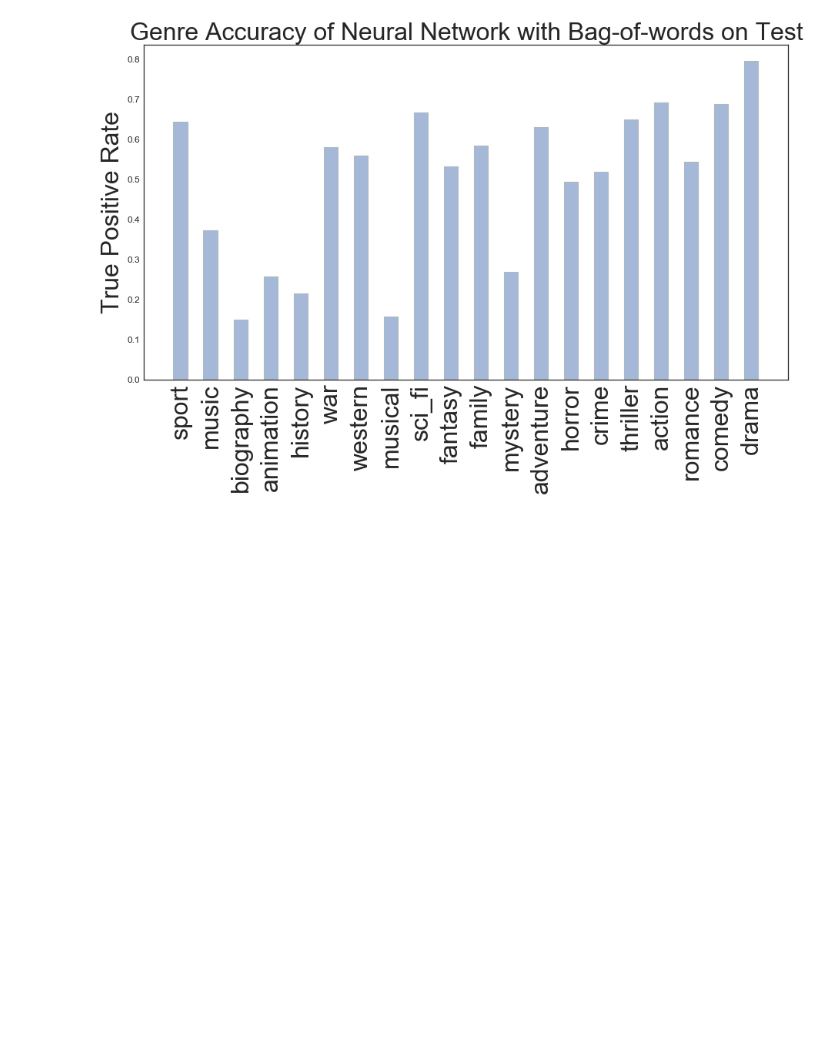
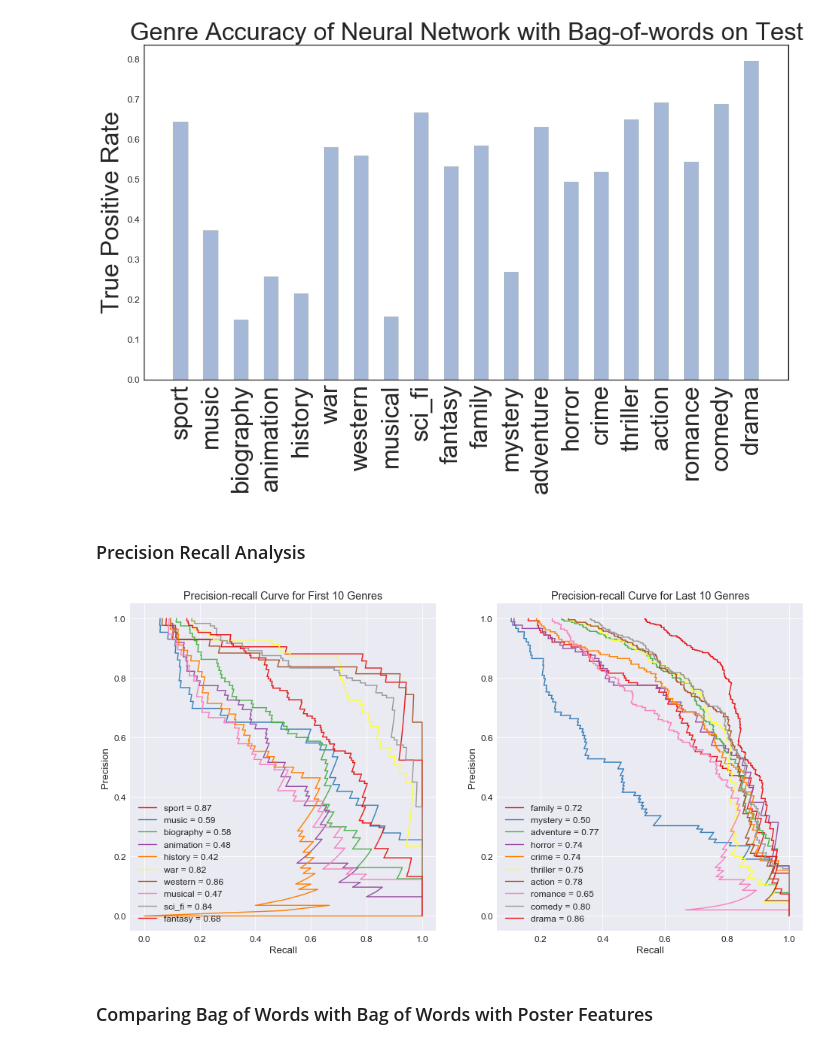
Before and after one commit to BoyuanSun930/cs209b-g6-movie, a Jupyter notebook: Bag_of_words.ipynb, the cells around one changed output. Saved outputs shown, nothing was run; the diff lists cells and outputs as text; code cells hidden in the pictures; blank space fills up the shorter version.

Commit message:
new plot

```diff
--- a/Bag_of_words.ipynb
+++ b/Bag_of_words.ipynb
@@ -502,3 +482,11 @@ Genre romance: 107 correct out of 197
 Genre comedy: 208 correct out of 302
 Genre drama: 367 correct out of 461
 [figure]
+# %% [markdown]
+### Precision Recall Analysis
+# %%
+plot_precision_recall(y_test, nn_test_pred, genre_dict)
+# %% [output]
+[figure, added]
+# %% [markdown]
+### Comparing Bag of Words with Bag of Words with Poster Features
```
Also changed, not shown: parts of 10 cells of this notebook.
